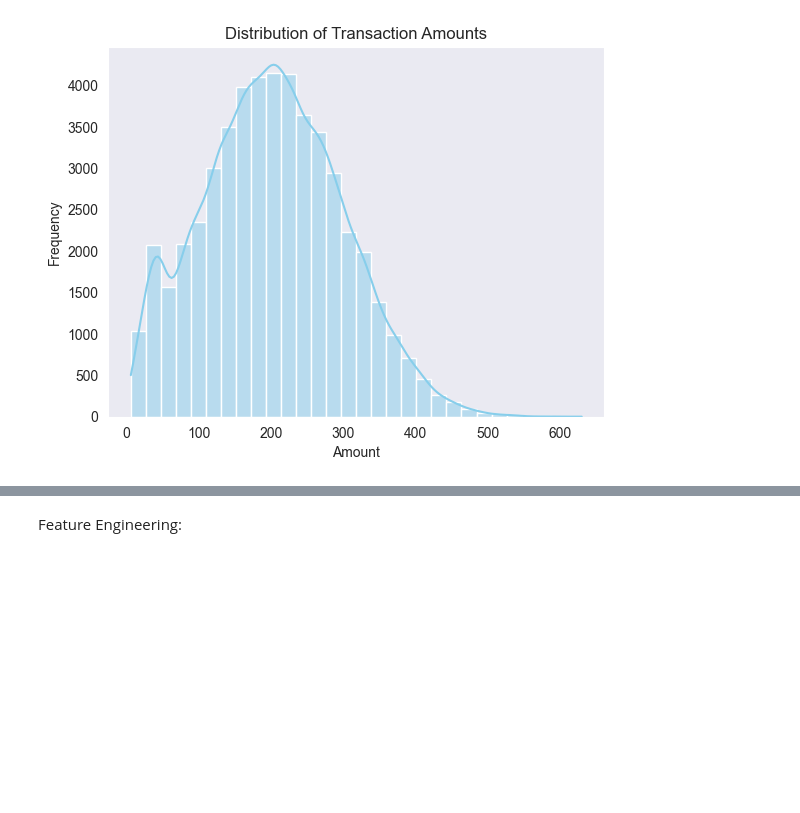
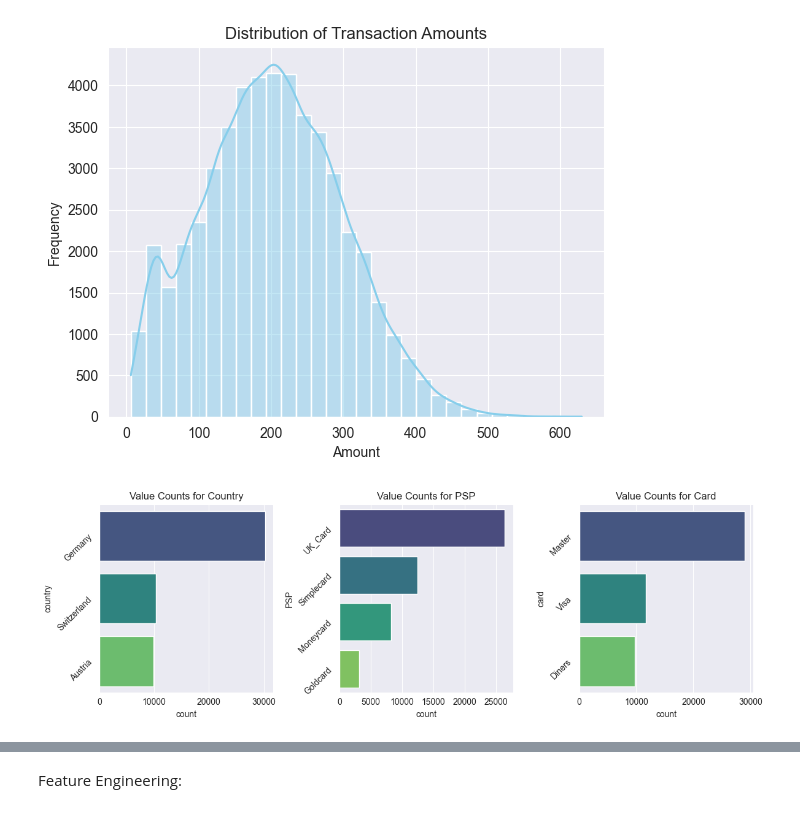
Before and after one commit to ayush1330/Credit_Card_Routing_for_Online_Purchase, a Jupyter notebook: case_study_card_payment.ipynb, the cells around one changed output, grey strips where cells are left out. Saved outputs shown, nothing was run; the diff lists cells and outputs as text; code cells hidden in the pictures; blank space fills up the shorter version.

Commit message:
charts added

```diff
--- a/case_study_card_payment.ipynb
+++ b/case_study_card_payment.ipynb
@@ -5,7 +5,8 @@ import pandas as pd
 import numpy as np
 import matplotlib.pyplot as plt
 import seaborn as sns
-sns.set_style("dark")
+
+sns.set_style("darkgrid")
 # %% [markdown]
 Data Understanding & Initial Exploration:
 # %%
@@ -144,3 +145,43 @@ plt.ylabel("Frequency")
 plt.show()
 # %% [output]
 [figure]
+# %%
+fig, axes = plt.subplots(nrows=1, ncols=3, figsize=(12, 4))
+
+# Plotting the 'country' bar chart on the first subplot
+sns.countplot(
+    data=data,
+    y="country",
+    order=data["country"].value_counts().index,
+    ax=axes[0],
+    palette="viridis",
+)
+axes[0].set_title("Value Counts for Country")
+axes[0].tick_params(axis="y", rotation=45)
+
+# Plotting the 'PSP' bar chart on the second subplot
+sns.countplot(
+    data=data,
+    y="PSP",
+    order=data["PSP"].value_counts().index,
+    ax=axes[1],
+    palette="viridis",
+)
+axes[1].set_title("Value Counts for PSP")
+axes[1].tick_params(axis="y", rotation=45)
+
+# Plotting the 'card' bar chart on the third subplot
+sns.countplot(
+    data=data,
+    y="card",
+    order=data["card"].value_counts().index,
+    ax=axes[2],
+    palette="viridis",
+)
+axes[2].set_title("Value Counts for Card")
+axes[2].tick_params(axis="y", rotation=45)
+
+plt.tight_layout()
+plt.show()
+# %% [output]
+[figure, added]
```
Also changed, not shown: parts of 4 cells of this notebook.
